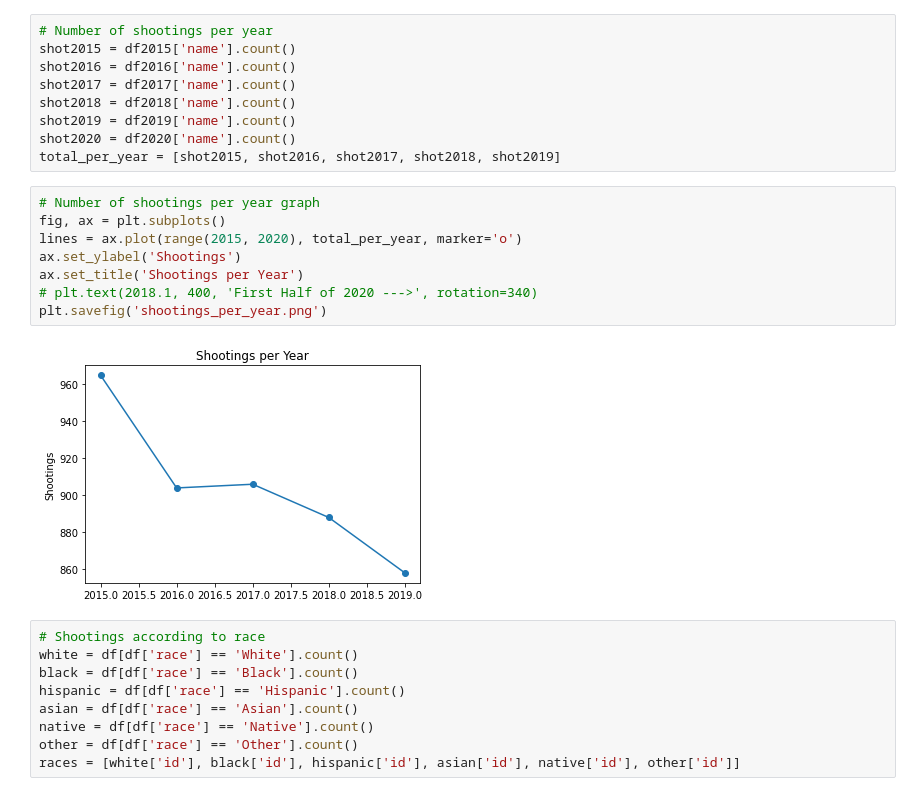
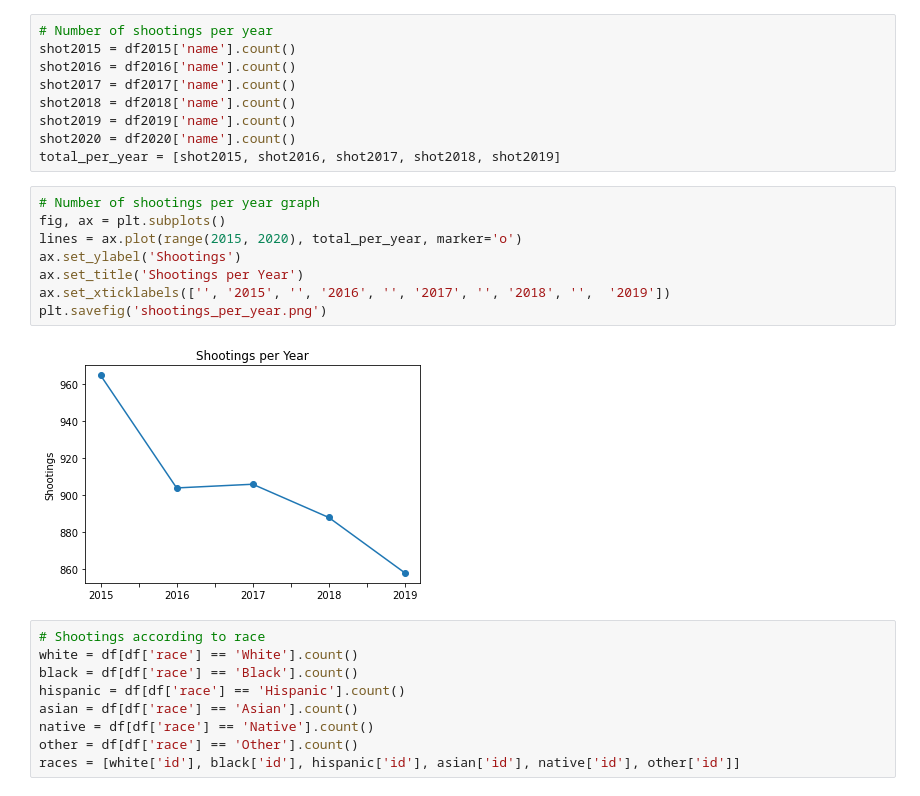
Before and after one commit to lthatch/Capstone1, a Jupyter notebook: us_police_shootings.ipynb, the cells around one changed output. Cells and saved outputs as stored; diff of their text form.

Commit message:
fixing plots

```diff
--- a/us_police_shootings.ipynb
+++ b/us_police_shootings.ipynb
@@ -29,13 +29,13 @@ total_per_year = [shot2015, shot2016, shot2017, shot2018, shot2019]
 # %%
 # Number of shootings per year graph
 fig, ax = plt.subplots()
 lines = ax.plot(range(2015, 2020), total_per_year, marker='o')
 ax.set_ylabel('Shootings')
 ax.set_title('Shootings per Year')
-# plt.text(2018.1, 400, 'First Half of 2020 --->', rotation=340)
+ax.set_xticklabels(['', '2015', '', '2016', '', '2017', '', '2018', '',  '2019'])
 plt.savefig('shootings_per_year.png')
 # %% [output]
-[figure, old version]
+[figure, new version]
 # %%
 # Shootings according to race
 white = df[df['race'] == 'White'].count()
```
Also changed, not shown: parts of 2 cells of this notebook, 5 other files.
